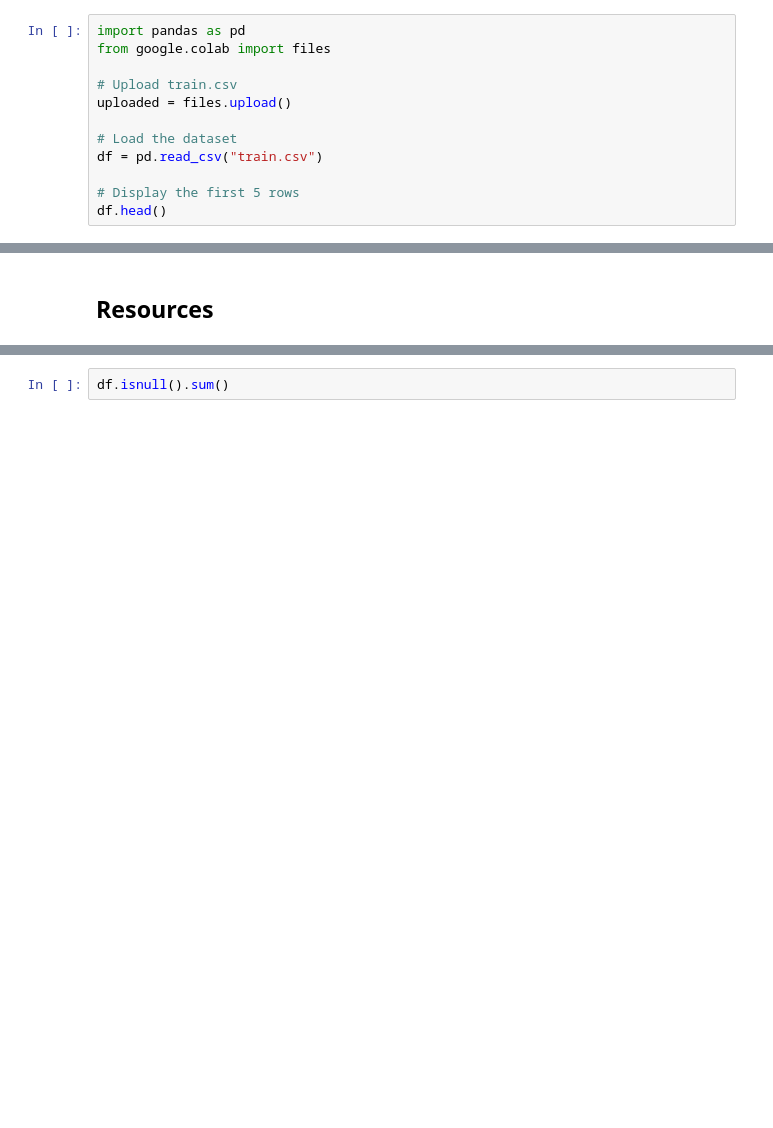
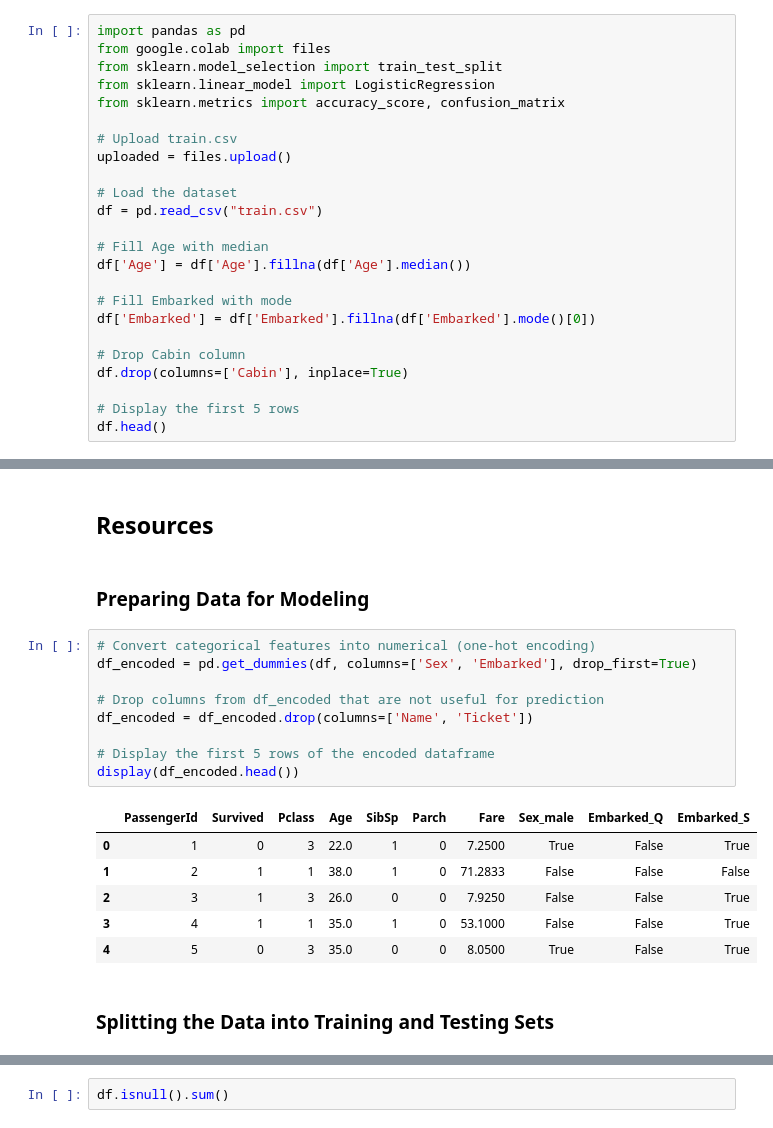
Before and after one commit to abeerahateeq/neurofive-ml-track, a Jupyter notebook: Titanic_EDA.ipynb, the cells around one changed output, grey strips where cells are left out. Cells and saved outputs as stored; diff of their text form; blank space fills up the shorter version.

```diff
--- a/Titanic_EDA.ipynb
+++ b/Titanic_EDA.ipynb
@@ -7,6 +7,9 @@ The Titanic dataset contains **891 rows** and **12 columns**. During the initial
 # %%
 import pandas as pd
 from google.colab import files
+from sklearn.model_selection import train_test_split
+from sklearn.linear_model import LogisticRegression
+from sklearn.metrics import accuracy_score, confusion_matrix
 
 # Upload train.csv
 uploaded = files.upload()
@@ -14,6 +17,15 @@ uploaded = files.upload()
 # Load the dataset
 df = pd.read_csv("train.csv")
 
+# Fill Age with median
+df['Age'] = df['Age'].fillna(df['Age'].median())
+
+# Fill Embarked with mode
+df['Embarked'] = df['Embarked'].fillna(df['Embarked'].mode()[0])
+
+# Drop Cabin column
+df.drop(columns=['Cabin'], inplace=True)
+
 # Display the first 5 rows
 df.head()
 # %% [output]
@@ -98,3 +110,23 @@ import seaborn as sns
 sns.set_style("whitegrid")
 # %% [markdown]
 ## Resources
+# %% [markdown]
+### Preparing Data for Modeling
+# %%
+# Convert categorical features into numerical (one-hot encoding)
+df_encoded = pd.get_dummies(df, columns=['Sex', 'Embarked'], drop_first=True)
+
+# Drop columns from df_encoded that are not useful for prediction
+df_encoded = df_encoded.drop(columns=['Name', 'Ticket'])
+
+# Display the first 5 rows of the encoded dataframe
+display(df_encoded.head())
+# %% [output]
+|  | PassengerId | Survived | Pclass | Age | SibSp | Parch | Fare | Sex_male | Embarked_Q | Embarked_S |
+| 0 | 1 | 0 | 3 | 22.0 | 1 | 0 | 7.2500 | True | False | True |
+| 1 | 2 | 1 | 1 | 38.0 | 1 | 0 | 71.2833 | False | False | False |
+| 2 | 3 | 1 | 3 | 26.0 | 0 | 0 | 7.9250 | False | False | True |
+| 3 | 4 | 1 | 1 | 35.0 | 1 | 0 | 53.1000 | False | False | True |
+| 4 | 5 | 0 | 3 | 35.0 | 0 | 0 | 8.0500 | True | False | True |
+# %% [markdown]
+### Splitting the Data into Training and Testing Sets
```
Also changed, not shown: parts of 7 cells of this notebook.
